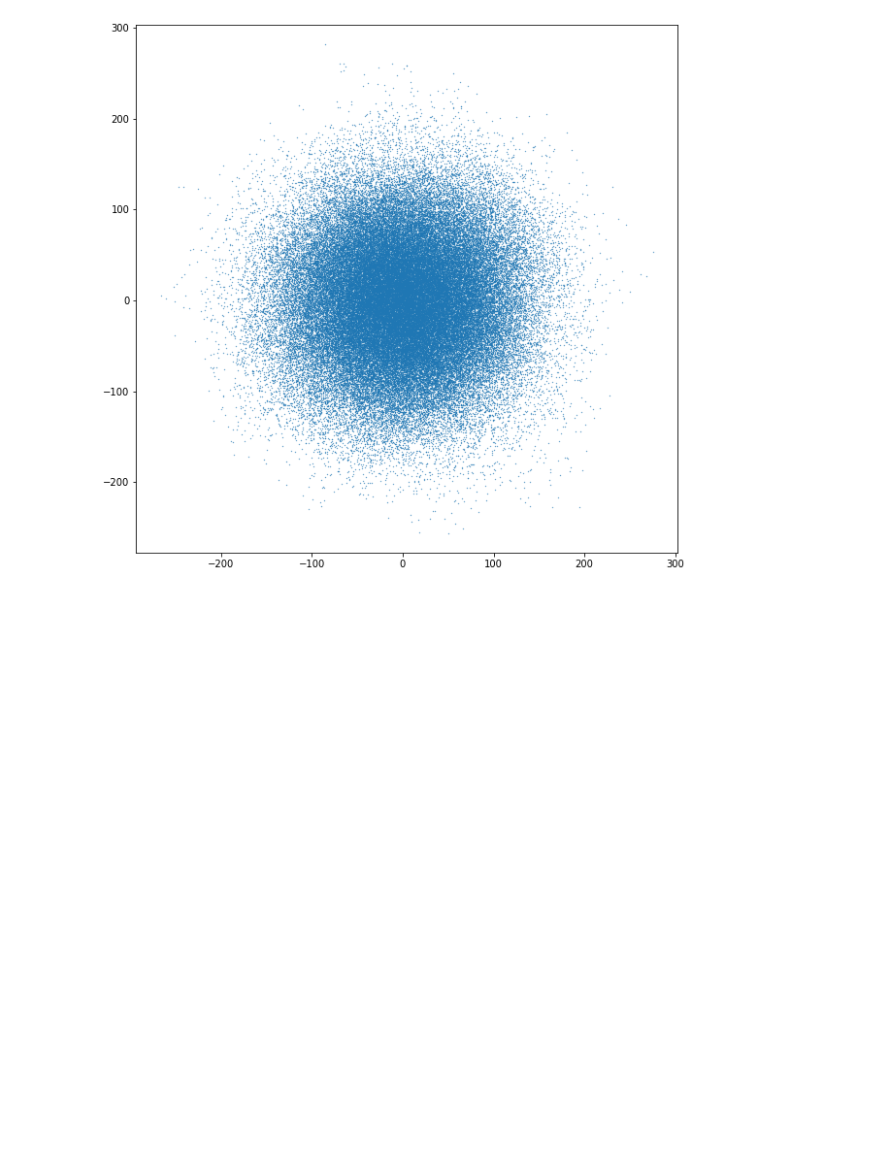
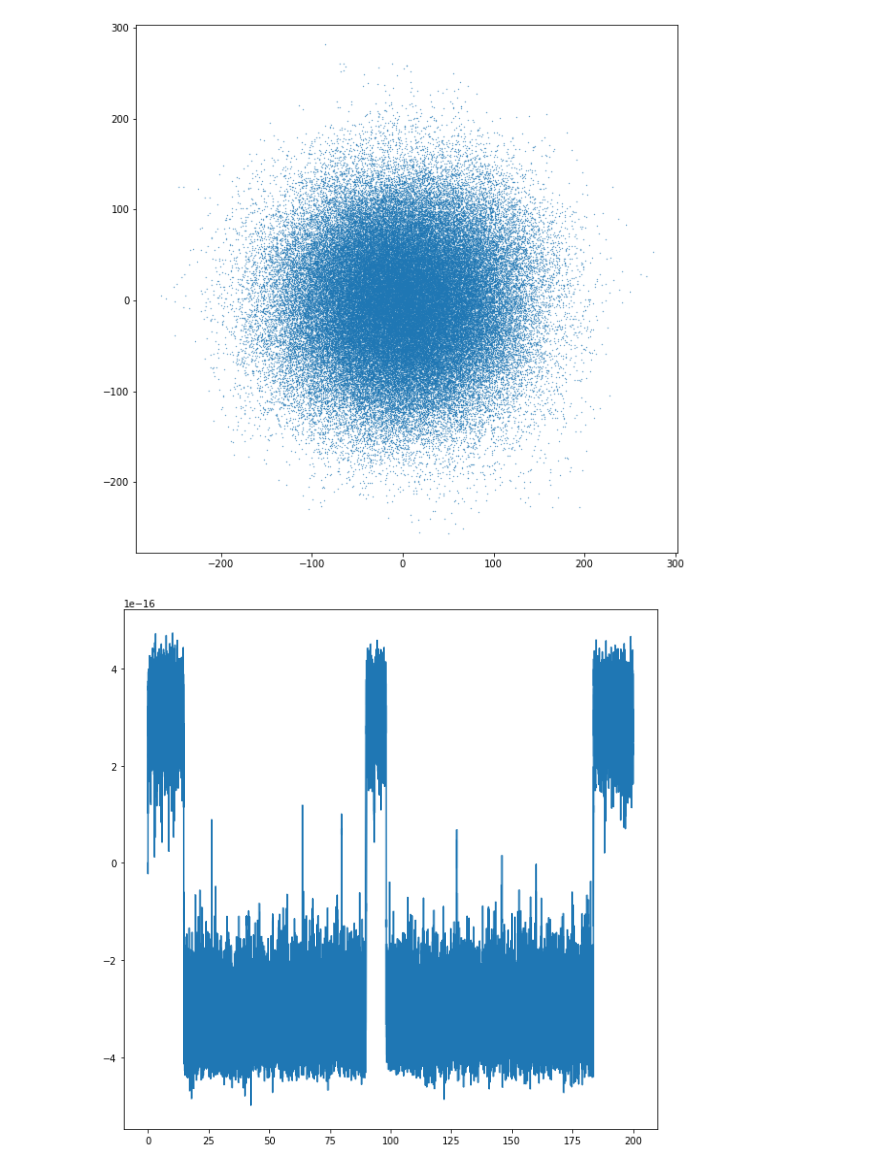
Before and after one commit to nafeelapary/Noise-induced-phenomenon, a Jupyter notebook: opticaltweezer.ipynb, the cells around one changed output. Cells and saved outputs as stored; diff of their text form; code cells hidden in the pictures; blank space fills up the shorter version.

```diff
--- a/opticaltweezer.ipynb
+++ b/opticaltweezer.ipynb
@@ -58,3 +58,35 @@ plt.axis('equal')
 plt.show()
 # %% [output]
 [figure]
+# %%
+import numpy as np
+from matplotlib import pyplot as plt
+T = 300                # Temperature
+kB = 1.38e-23          # Boltzmann coefficient
+R = 1e-6               # Radius of the Brownian particle
+kx = 1e-6              # Stiffness of the optical trap along x
+ky = 5e-7              # Stiffness of the optical trap along y
+gamma = 0.006*np.pi*R  # Drag coefficient of the medium
+N = int(2e+6)           # Simulation steps
+dt = 1e-4
+a=1e7
+b=1e-6          # Time step
+
+x = np.zeros(N)
+t = np.arange(0, N*dt, dt)    # Initiated trajectory array x
+
+Wx=np.random.randn(N)  # Gaussian distributed random numbers
+
+  # Gaussian distributed random numbers
+
+for i in range(N-1):
+    x[i+1] = x[i] - a*dt/gamma*(x[i])**3 + b*dt/gamma*(x[i]) + np.sqrt(2*kB*T*dt/gamma)*Wx[i]
+
+
+### Plotting the 2D trajectory
+plt.figure(figsize=(10,10))
+plt.plot(t,x*1e-9,markersize=0.6)
+
+plt.show()
+# %% [output]
+[figure, added]
```
